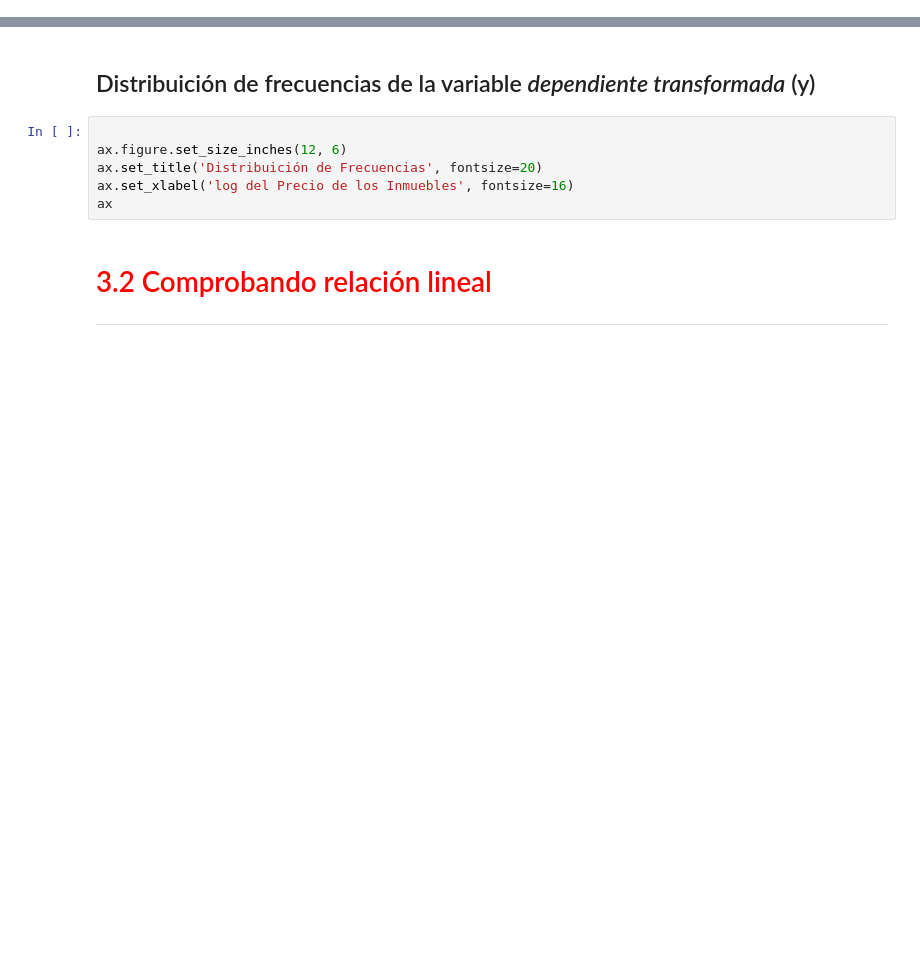
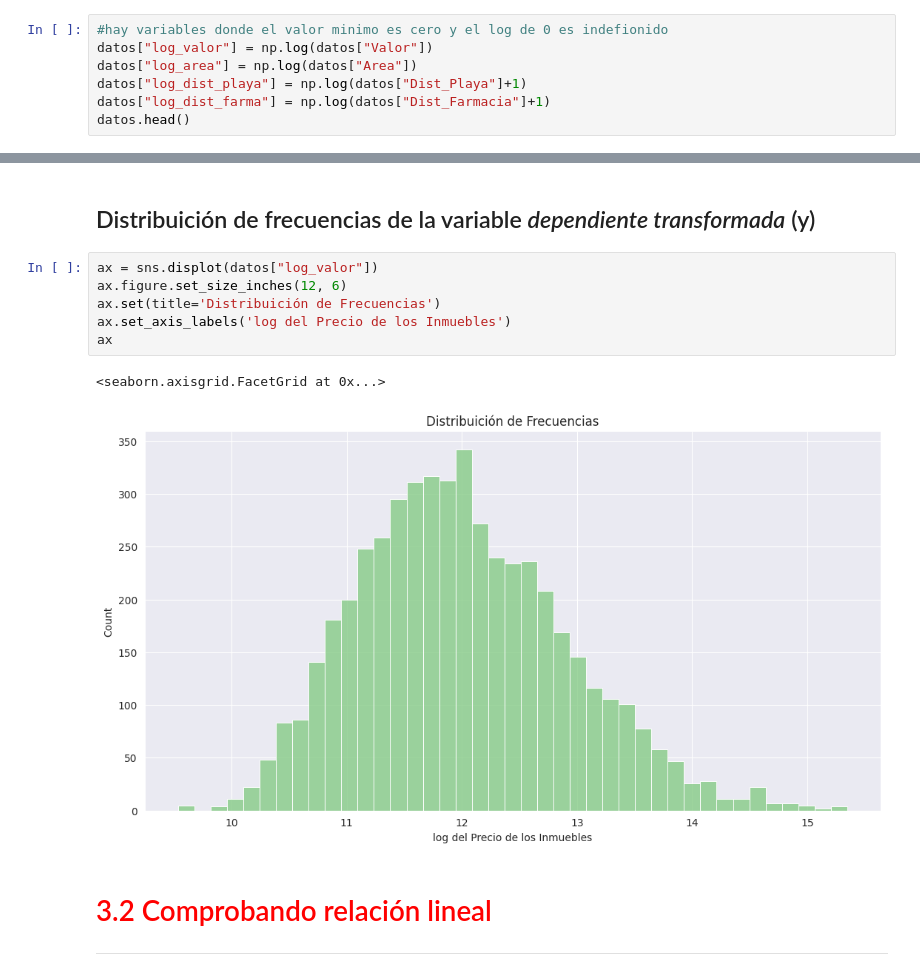
Before and after one commit to mespealva/numpy, a Jupyter notebook: Regresión_Lineal_II.ipynb, the cells around one changed output, grey strips where cells are left out. Drawn from its saved outputs; the diff is of its cells as text; blank space fills up the shorter version.

```diff
--- a/Regresión_Lineal_II.ipynb
+++ b/Regresión_Lineal_II.ipynb
@@ -185,3 +187,10 @@ ax
 ## Aplicando la transformación logarítmica a los datos del *dataset*
 
 https://docs.scipy.org/doc/numpy-1.15.0/reference/generated/numpy.log.html
+# %%
+#hay variables donde el valor minimo es cero y el log de 0 es indefionido
+datos["log_valor"] = np.log(datos["Valor"])
+datos["log_area"] = np.log(datos["Area"])
+datos["log_dist_playa"] = np.log(datos["Dist_Playa"]+1)
+datos["log_dist_farma"] = np.log(datos["Dist_Farmacia"]+1)
+datos.head()
@@ -188,11 +204,14 @@ https://docs.scipy.org/doc/numpy-1.15.0/reference/generated/numpy.log.html
 # %% [markdown]
 ## Distribuición de frecuencias de la variable *dependiente transformada* (y)
 # %%
-
+ax = sns.displot(datos["log_valor"])
 ax.figure.set_size_inches(12, 6)
-ax.set_title('Distribuición de Frecuencias', fontsize=20)
-ax.set_xlabel('log del Precio de los Inmuebles', fontsize=16)
+ax.set(title='Distribuición de Frecuencias')
+ax.set_axis_labels('log del Precio de los Inmuebles')
 ax
+# %% [output]
+<seaborn.axisgrid.FacetGrid at 0x...>
+[figure, added]
 # %% [markdown]
 # <font color='red' style='font-size: 30px;'>3.2 Comprobando relación lineal</font>
 <hr style='border: 2px solid red;'>
```
Also changed, not shown: parts of 4 cells of this notebook.
